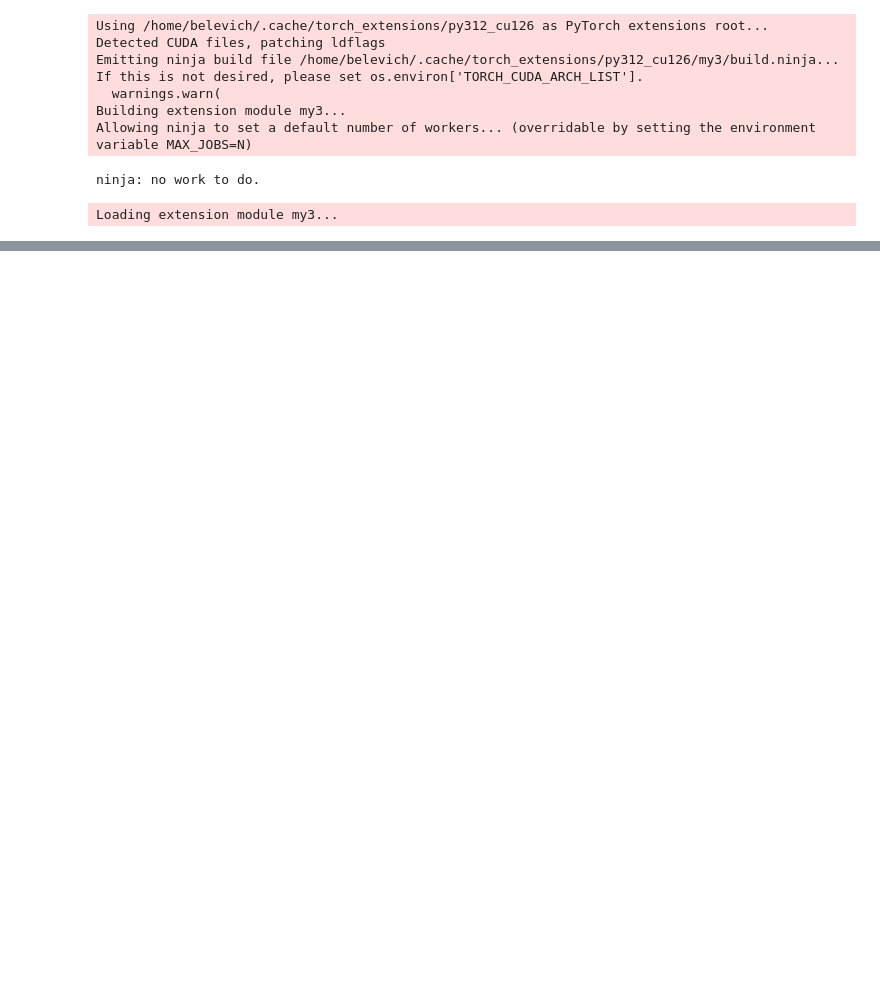
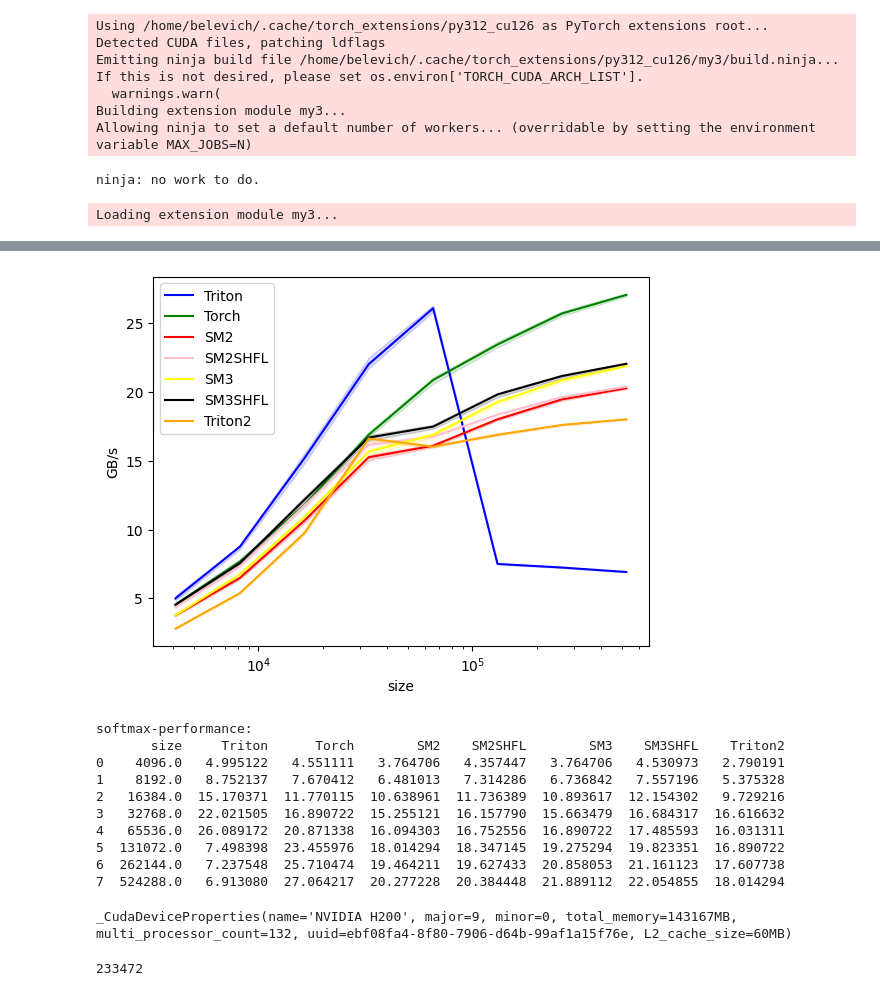
Before and after one commit to pbelevich/leetgpu, a Jupyter notebook: softmax/softmax.ipynb, the cells around one changed output, grey strips where cells are left out. Drawn from its saved outputs; the diff is of its cells as text; code cells hidden in the pictures; blank space fills up the shorter version.

Commit message:
more softmax

```diff
--- a/softmax/softmax.ipynb
+++ b/softmax/softmax.ipynb
@@ -96,6 +103,5 @@ torch.cuda.synchronize()
 # %%
-softmax3_cu = Path('softmax3.cu').read_text()
-cuda_src3 = cuda_begin + "\n" + softmax3_cu
+cuda_src3 = Path('softmax3.cu').read_text()
 cpp_src3 = """
 torch::Tensor softmax3(const torch::Tensor& x);
 """
@@ -124,6 +130,5 @@ torch.cuda.synchronize()
 # %%
-softmax2_shfl_cu = Path('softmax2_shfl.cu').read_text()
-cuda_src2_shfl = cuda_begin + "\n" + softmax2_shfl_cu
+cuda_src2_shfl = Path('softmax2_shfl.cu').read_text()
 cpp_src2_shfl = """
 torch::Tensor softmax2_shfl(const torch::Tensor& x);
 """
@@ -161,6 +157,5 @@ torch.cuda.synchronize()
 # %%
-softmax3_shfl_cu = Path('softmax3_shfl.cu').read_text()
-cuda_src3_shfl = cuda_begin + "\n" + softmax3_shfl_cu
+cuda_src3_shfl = Path('softmax3_shfl.cu').read_text()
 cpp_src3_shfl = """
 torch::Tensor softmax3_shfl(const torch::Tensor& x);
 """
@@ -197,0 +294,56 @@ torch.cuda.synchronize()
+# %%
+@triton.testing.perf_report(
+    triton.testing.Benchmark(
+        x_names=['size'],  # Argument names to use as an x-axis for the plot.
+        x_vals=[2**i for i in range(12, 20, 1)],  # Different possible values for `x_name`.
+        x_log=True,  # x axis is logarithmic.
+        line_arg='provider',  # Argument name whose value corresponds to a different line in the plot.
+        line_vals=['triton', 'torch', 'softmax2', 'softmax2_shfl', 'softmax3', 'softmax3_shfl', 'triton2'],  # Possible values for `line_arg`.
+        line_names=['Triton', 'Torch', 'SM2', 'SM2SHFL', 'SM3', 'SM3SHFL', 'Triton2'],  # Label name for the lines.
+        styles=[('blue', '-'), ('green', '-'), ('red', '-'), ('pink', '-'), ('yellow', '-'), ('black', '-'), ('orange', '-')],  # Line styles.
+        ylabel='GB/s',  # Label name for the y-axis.
+        plot_name='softmax-performance',  # Name for the plot. Used also as a file name for saving the plot.
+        args={},  # Values for function arguments not in `x_names` and `y_name`.
+    ))
+def triton_softmax_benchmark(size, provider):
+    x = torch.rand((1, size), device="cuda", dtype=torch.float32)
+    quantiles = [0.5, 0.2, 0.8]
+    if provider == "torch":
+        ms, min_ms, max_ms = triton.testing.do_bench(lambda: torch.nn.functional.softmax(x), quantiles=quantiles)
+    if provider == "softmax2":
+        ms, min_ms, max_ms = triton.testing.do_bench(lambda: my2.softmax2(x), quantiles=quantiles)
+    if provider == "softmax2_shfl":
+        ms, min_ms, max_ms = triton.testing.do_bench(lambda: my2_shfl.softmax2_shfl(x), quantiles=quantiles)
+    if provider == "softmax3":
+        ms, min_ms, max_ms = triton.testing.do_bench(lambda: my3.softmax3(x), quantiles=quantiles)
+    if provider == "softmax3_shfl":
+        ms, min_ms, max_ms = triton.testing.do_bench(lambda: my3_shfl.softmax3_shfl(x), quantiles=quantiles)
+    if provider == 'triton':
+        ms, min_ms, max_ms = triton.testing.do_bench(lambda: triton_softmax(x), quantiles=quantiles)
+    if provider == 'triton2':
+        ms, min_ms, max_ms = triton.testing.do_bench(lambda: triton_softmax2(x), quantiles=quantiles)
+    gbps = lambda ms: 2 * x.numel() * x.element_size() * 1e-9 / (ms * 1e-3)
+    return gbps(ms), gbps(max_ms), gbps(min_ms)
+# %%
+triton_softmax_benchmark.run(print_data=True, show_plots=True)
+# %% [output]
+[figure, added]
+softmax-performance:
+       size     Triton      Torch        SM2    SM2SHFL        SM3    SM3SHFL    Triton2
+0    4096.0   4.995122   4.551111   3.764706   4.357447   3.764706   4.530973   2.790191
+1    8192.0   8.752137   7.670412   6.481013   7.314286   6.736842   7.557196   5.375328
+2   16384.0  15.170371  11.770115  10.638961  11.736389  10.893617  12.154302   9.729216
+3   32768.0  22.021505  16.890722  15.255121  16.157790  15.663479  16.684317  16.616632
+4   65536.0  26.089172  20.871338  16.094303  16.752556  16.890722  17.485593  16.031311
+5  131072.0   7.498398  23.455976  18.014294  18.347145  19.275294  19.823351  16.890722
+6  262144.0   7.237548  25.710474  19.464211  19.627433  20.858053  21.161123  17.607738
+7  524288.0   6.913080  27.064217  20.277228  20.384448  21.889112  22.054855  18.014294
+# %%
+torch.cuda.get_device_properties()
+# %% [output]
+_CudaDeviceProperties(name='NVIDIA H200', major=9, minor=0, total_memory=143167MB, multi_processor_count=132, uuid=ebf08fa4-8f80-7906-d64b-99af1a15f76e, L2_cache_size=60MB)
+# %%
+device_properties = torch.cuda.get_device_properties(0)
+device_properties.shared_memory_per_multiprocessor
+# %% [output]
+233472
```
Also changed, not shown: parts of 22 cells of this notebook, 6 other files.
